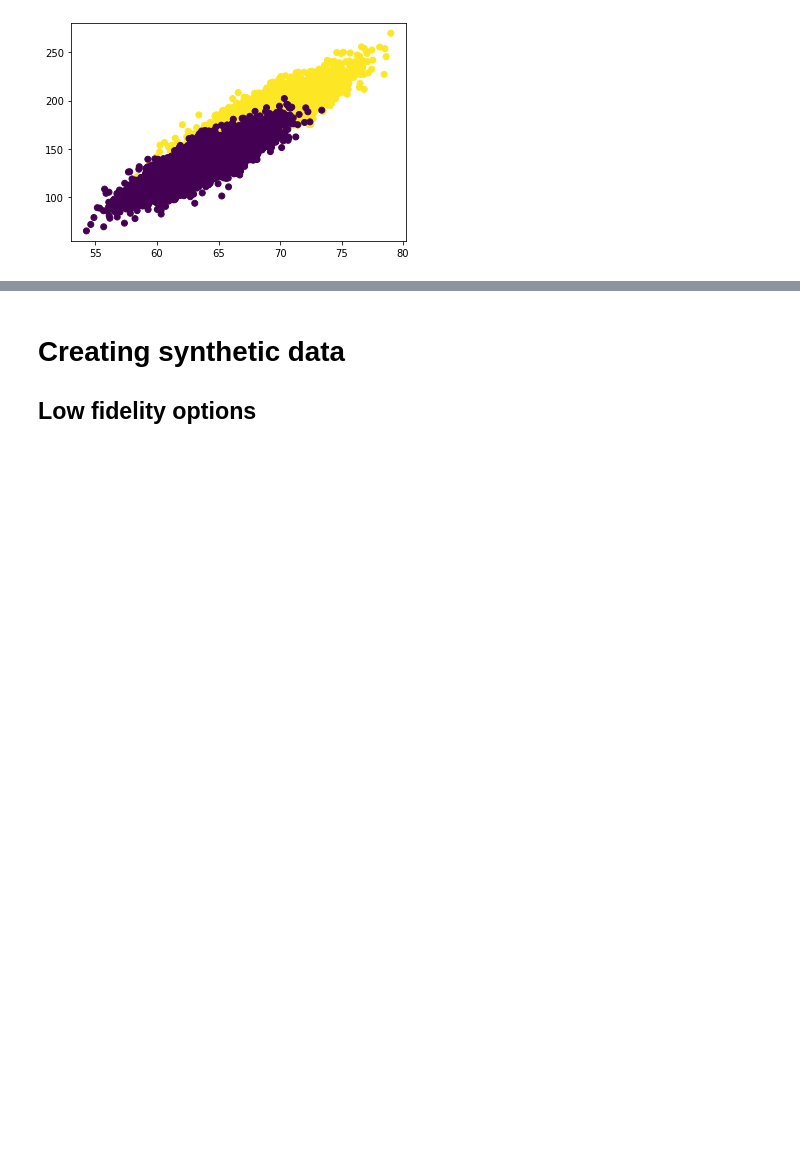
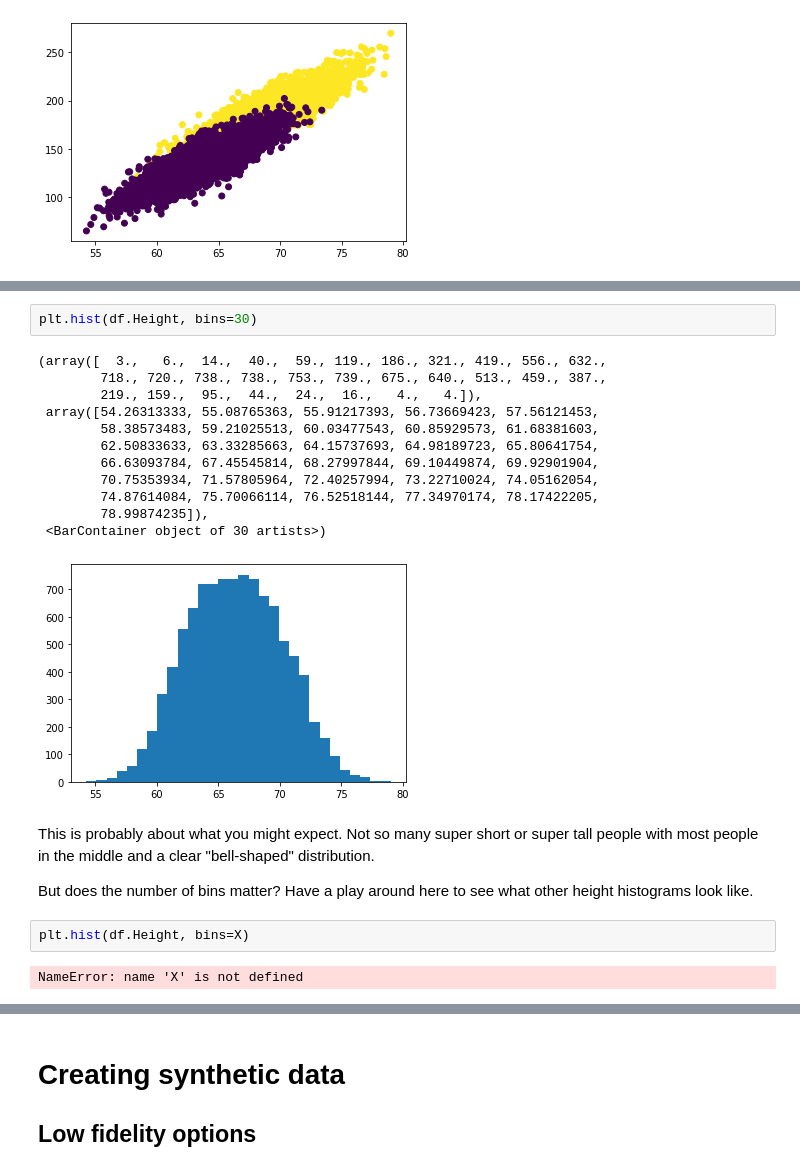
Before and after one commit to UKDataServiceOpen/Synthetic-Data, a Jupyter notebook: code-demo/CodeDemo-Basics.ipynb, the cells around one changed output, grey strips where cells are left out. Drawn from its saved outputs; the diff is of its cells as text; blank space fills up the shorter version.

Commit message:
worked more on the synthetic data stuff - added histograms and distribution best fits

```diff
--- a/code-demo/CodeDemo-Basics.ipynb
+++ b/code-demo/CodeDemo-Basics.ipynb
@@ -207,0 +252,23 @@ The visualisations show that there is a clear relationship between the variables
+# %%
+plt.hist(df.Height, bins=30)
+# %% [output]
+(array([  3.,   6.,  14.,  40.,  59., 119., 186., 321., 419., 556., 632.,
+        718., 720., 738., 738., 753., 739., 675., 640., 513., 459., 387.,
+        219., 159.,  95.,  44.,  24.,  16.,   4.,   4.]),
+ array([54.26313333, 55.08765363, 55.91217393, 56.73669423, 57.56121453,
+        58.38573483, 59.21025513, 60.03477543, 60.85929573, 61.68381603,
+        62.50833633, 63.33285663, 64.15737693, 64.98189723, 65.80641754,
+        66.63093784, 67.45545814, 68.27997844, 69.10449874, 69.92901904,
+        70.75353934, 71.57805964, 72.40257994, 73.22710024, 74.05162054,
+        74.87614084, 75.70066114, 76.52518144, 77.34970174, 78.17422205,
+        78.99874235]),
+ <BarContainer object of 30 artists>)
+[figure, added]
+# %% [markdown]
+This is probably about what you might expect. Not so many super short or super tall people with most people in the middle and a clear "bell-shaped" distribution.
+
+But does the number of bins matter? Have a play around here to see what other height histograms look like.
+# %%
+plt.hist(df.Height, bins=X)
+# %% [output]
+NameError: name 'X' is not defined
```
Also changed, not shown: parts of 51 cells of this notebook.
